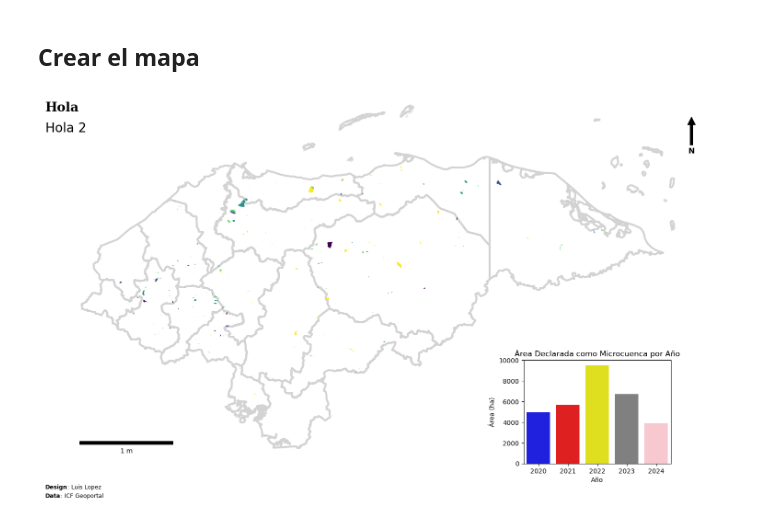
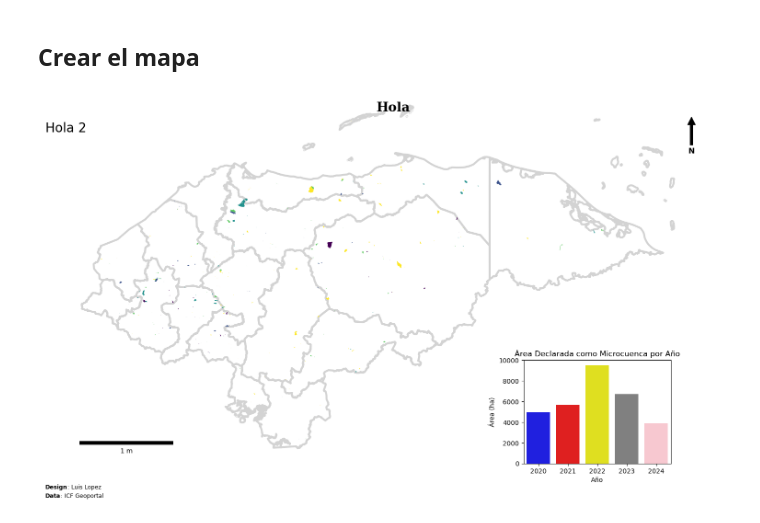
Before and after one commit to lalgonzales/scriptsVarios, a Jupyter notebook: notebooks/day_map_challenge.ipynb, the cells around one changed output. Drawn from its saved outputs; the diff is of its cells as text; code cells hidden in the pictures.

```diff
--- a/notebooks/day_map_challenge.ipynb
+++ b/notebooks/day_map_challenge.ipynb
@@ -178,7 +178,7 @@ ax.axis("off")
 # Agregar titulo
 year = 2024
 fig.text(
-    0.05,
+    0.5,
     0.95,
     'Hola',
     fontsize=20,
@@ -202,31 +202,31 @@ mini_ax = ax.inset_axes(bounds=(0.7, 0.1, 0.20, 0.25), transform=fig.transFigure
 sns.barplot(
     data=df_acumulado,
     x="anio_decla",
     y="area_ha",
     palette=["blue", "red", "yellow", "gray", "pink"],
     ax=mini_ax,
     hue="anio_decla",
     legend=False
 )
 
 # Personalizar el bar plot
 mini_ax.set_title('Área Declarada como Microcuenca por Año')
 mini_ax.set_xlabel('Año')
 mini_ax.set_ylabel('Área (ha)')
 # mini_ax.invert_yaxis()
 
 # Agregar la rosa náutica
 ax.annotate('N', xy=(0.95, 0.95), xytext=(0.95, 0.85),
              arrowprops=dict(facecolor='black', shrink=0.05),
              ha='center', va='center', fontsize=12, fontweight='bold',
              xycoords=ax.transAxes)
 
 # Agregar la escala
 scalebar = ScaleBar(1, units='m', dimension='si-length', location='lower left')
 ax.add_artist(scalebar)
 
 # display the plot
 plt.tight_layout()
 plt.show()
 # %% [output]
-[figure, old version]
+[figure, new version]
```
